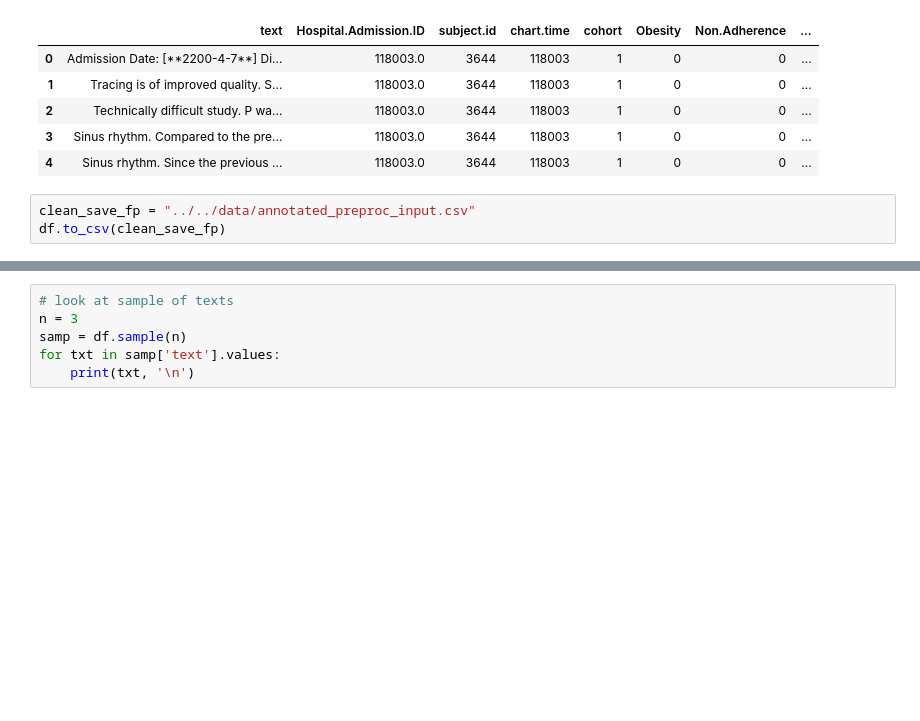
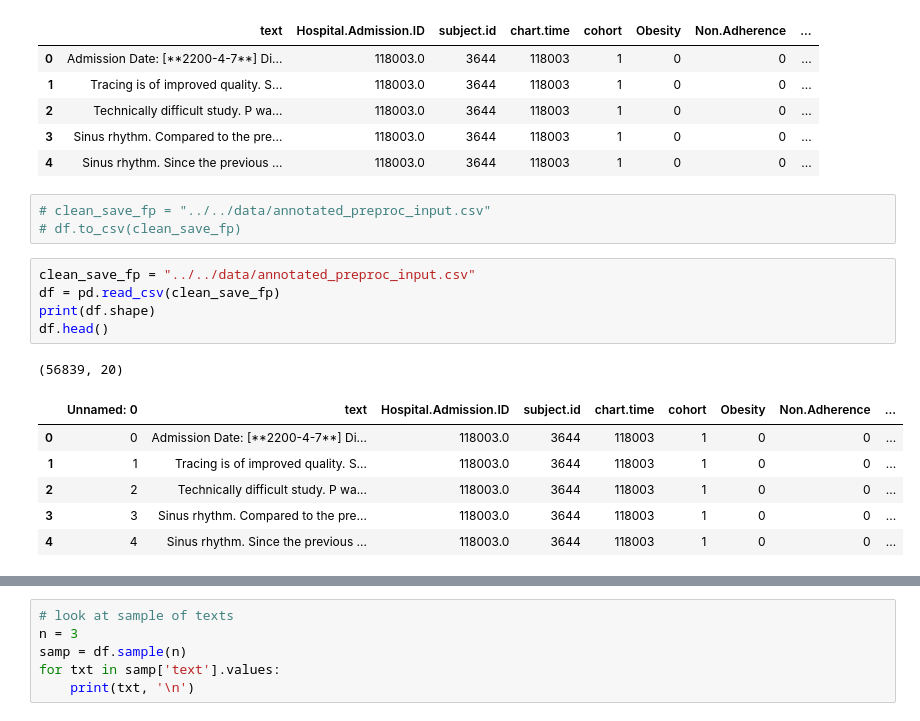
Before and after one commit to cgiannotta/cse6250-project, a Jupyter notebook: data_load/cg_eda.ipynb, the cells around one changed output, grey strips where cells are left out. Saved outputs shown, nothing was run; the diff lists cells and outputs as text; blank space fills up the shorter version.

```diff
--- a/data_load/cg_eda.ipynb
+++ b/data_load/cg_eda.ipynb
@@ -65,5 +65,18 @@ df.head()
 | 3 | Sinus rhythm. Compared to the pre... | 118003.0 | 3644 | 118003 | 1 | 0 | 0 | ... |
 | 4 | Sinus rhythm. Since the previous ... | 118003.0 | 3644 | 118003 | 1 | 0 | 0 | ... |
 # %%
-clean_save_fp = "../../data/annotated_preproc_input.csv"
-df.to_csv(clean_save_fp)
+# clean_save_fp = "../../data/annotated_preproc_input.csv"
+# df.to_csv(clean_save_fp)
+# %%
+clean_save_fp = "../../data/annotated_preproc_input.csv"
+df = pd.read_csv(clean_save_fp)
+print(df.shape)
+df.head()
+# %% [output]
+(56839, 20)
+|  | Unnamed: 0 | text | Hospital.Admission.ID | subject.id | chart.time | cohort | Obesity | Non.Adherence | ... |
+| 0 | 0 | Admission Date: [**2200-4-7**] Di... | 118003.0 | 3644 | 118003 | 1 | 0 | 0 | ... |
+| 1 | 1 | Tracing is of improved quality. S... | 118003.0 | 3644 | 118003 | 1 | 0 | 0 | ... |
+| 2 | 2 | Technically difficult study. P wa... | 118003.0 | 3644 | 118003 | 1 | 0 | 0 | ... |
+| 3 | 3 | Sinus rhythm. Compared to the pre... | 118003.0 | 3644 | 118003 | 1 | 0 | 0 | ... |
+| 4 | 4 | Sinus rhythm. Since the previous ... | 118003.0 | 3644 | 118003 | 1 | 0 | 0 | ... |
```
Also changed, not shown: parts of 2 cells of this notebook, 3 other files.
